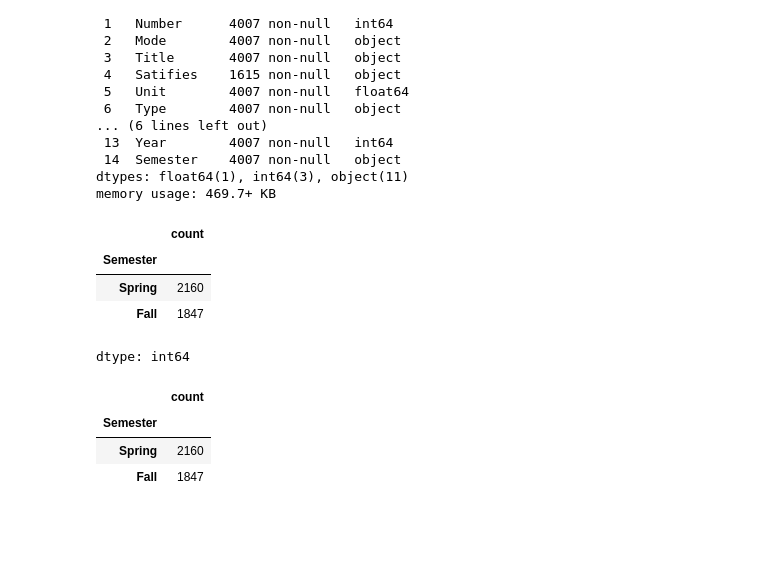
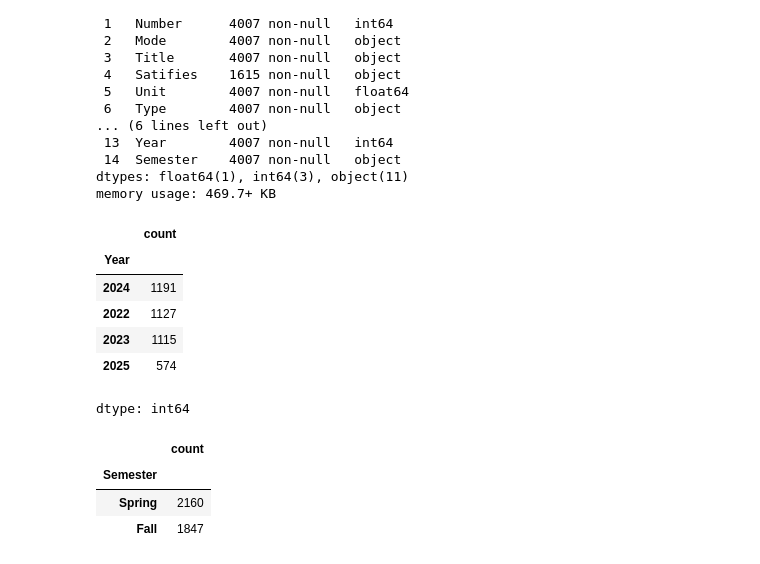
Before and after one commit to 7HE-LUCKY-FISH/major_map, a Jupyter notebook: notebooks/Major_Map_Hoang_Nguyen.ipynb, the cells around one changed output. Cells and saved outputs as stored; diff of their text form; code cells hidden in the pictures; blank space fills up the shorter version.

```diff
--- a/notebooks/Major_Map_Hoang_Nguyen.ipynb
+++ b/notebooks/Major_Map_Hoang_Nguyen.ipynb
@@ -38,7 +38,7 @@ for f in csv_files:
 
 # Combine all the csv files into one
 # Check method number 4: https://medium.com/@stella96joshua/how-to-combine-multiple-csv-files-using-python-for-your-analysis-a88017c6ff9e
-df = pd.concat([pd.read_csv(f) for f in csv_files], ignore_index=True)
+df_original = pd.concat([pd.read_csv(f) for f in csv_files], ignore_index=True)
 # %% [output]
 Found CSV files:
  - Fall-2022.csv
@@ -82,11 +82,13 @@ Data columns (total 15 columns):
 dtypes: float64(1), int64(3), object(11)
 memory usage: 469.7+ KB
 # %%
-df['Year'].value_counts()
+df_original['Year'].value_counts()
 # %% [output]
 |  | count |
-| Semester |  |
-| Spring | 2160 |
-| Fall | 1847 |
+| Year |  |
+| 2024 | 1191 |
+| 2022 | 1127 |
+| 2023 | 1115 |
+| 2025 | 574 |
 dtype: int64
 # %%
```
Also changed, not shown: parts of 46 cells of this notebook.
